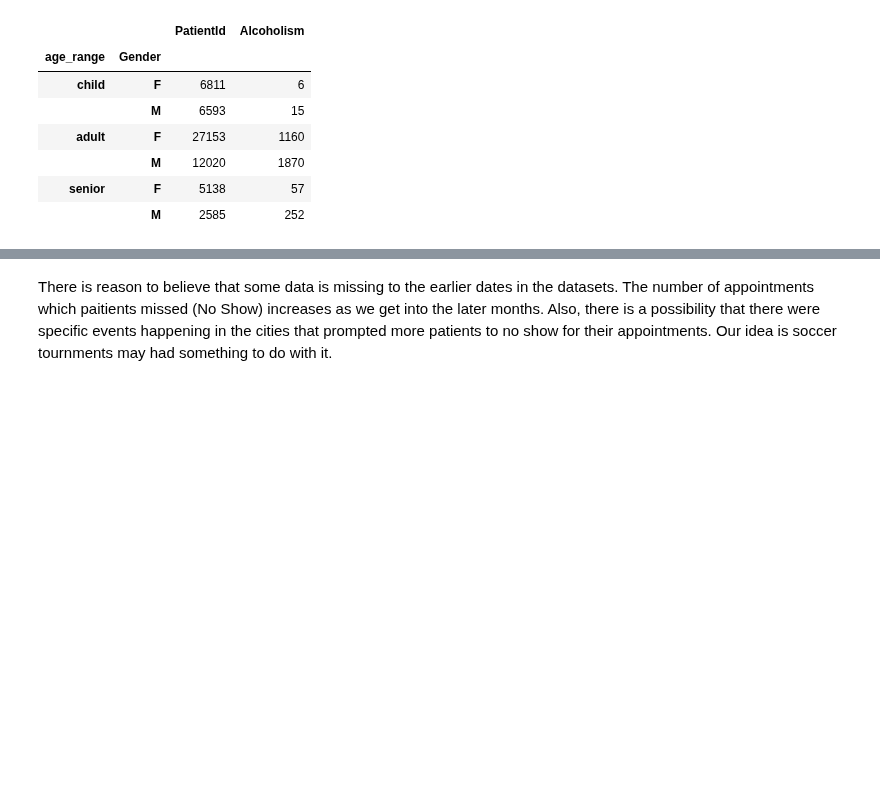
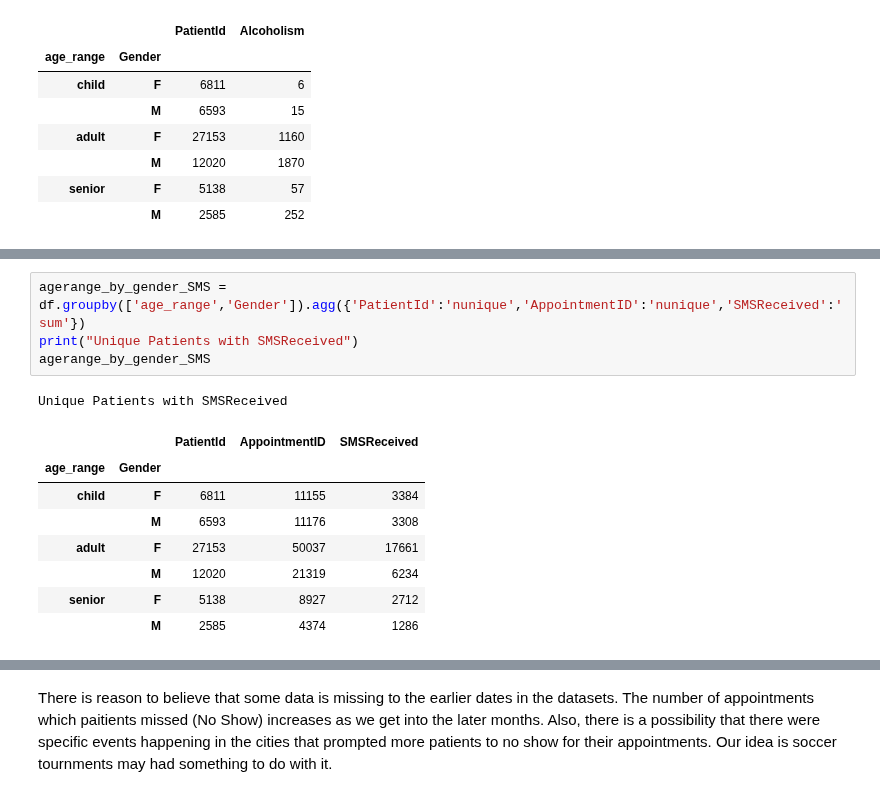
Before and after one commit to cdmorgan103/7331DataMiningNoShow, a Jupyter notebook: 7331DataMiningNoShow_CR.ipynb, the cells around one changed output, grey strips where cells are left out. Saved outputs shown, nothing was run; the diff lists cells and outputs as text; blank space fills up the shorter version.

```diff
--- a/7331DataMiningNoShow_CR.ipynb
+++ b/7331DataMiningNoShow_CR.ipynb
@@ -499,0 +510,14 @@ Unique Patients with Alcholism
+# %%
+agerange_by_gender_SMS = df.groupby(['age_range','Gender']).agg({'PatientId':'nunique','AppointmentID':'nunique','SMSReceived':'sum'})
+print("Unique Patients with SMSReceived")
+agerange_by_gender_SMS
+# %% [output]
+Unique Patients with SMSReceived
+|  |  | PatientId | AppointmentID | SMSReceived |
+| age_range | Gender |  |  |  |
+| child | F | 6811 | 11155 | 3384 |
+|  | M | 6593 | 11176 | 3308 |
+| adult | F | 27153 | 50037 | 17661 |
+|  | M | 12020 | 21319 | 6234 |
+| senior | F | 5138 | 8927 | 2712 |
+|  | M | 2585 | 4374 | 1286 |
```
Also changed, not shown: parts of 15 cells of this notebook.
